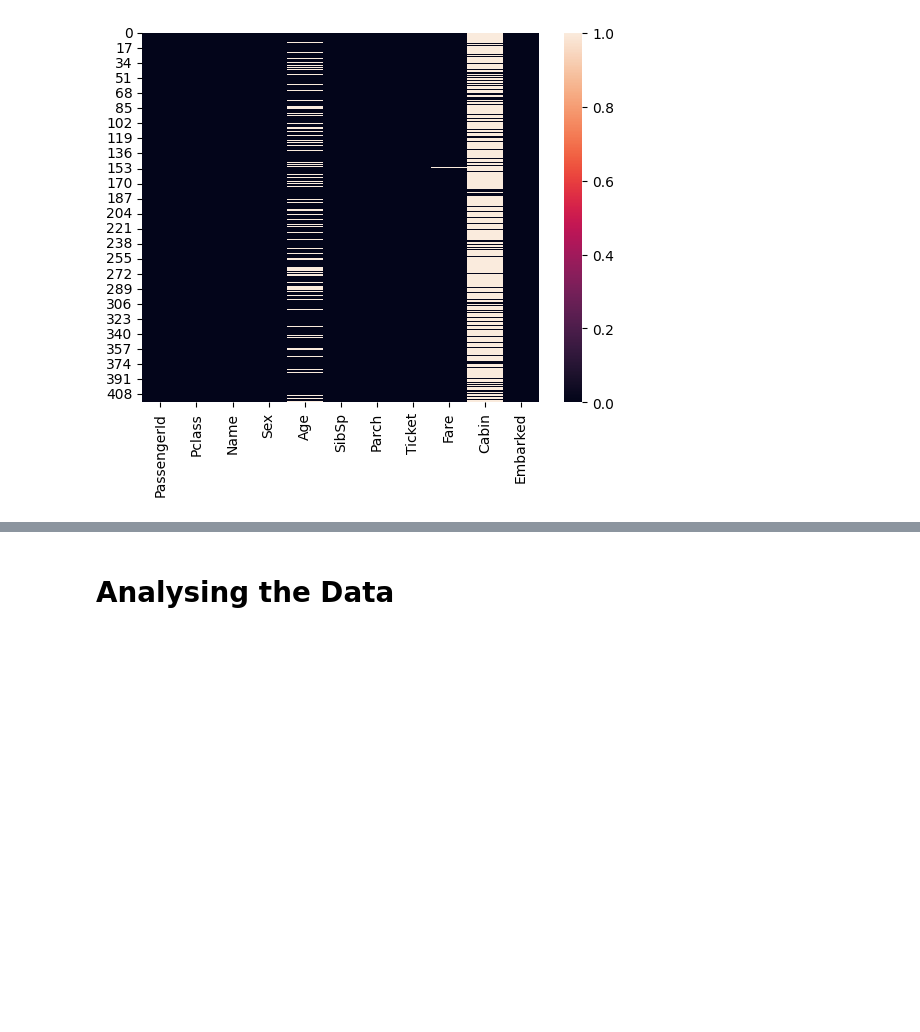
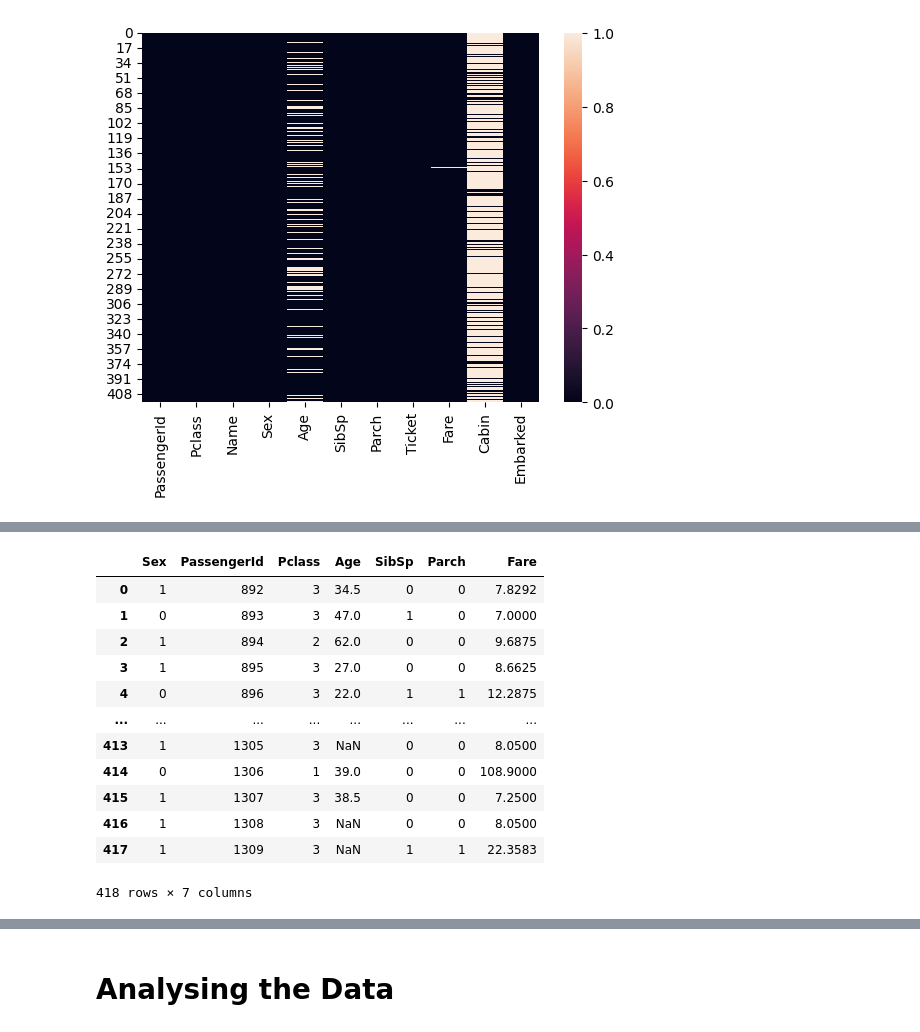
Before and after one commit to nightitachi/Block-Notes, a Jupyter notebook: Titanic11.ipynb, the cells around one changed output, grey strips where cells are left out. Cells and saved outputs as stored; diff of their text form; code cells hidden in the pictures; blank space fills up the shorter version.

```diff
--- a/Titanic11.ipynb
+++ b/Titanic11.ipynb
@@ -224,0 +270,24 @@ sns.heatmap(test.isnull())
+# %%
+la = LabelEncoder()
+obj = test.select_dtypes(include='object')
+non_obj = test.select_dtypes(exclude='object')
+for i in range(0, obj.shape[1]):
+    obj.iloc[:, i] = la.fit_transform(obj.iloc[:, i])
+obj
+obj = obj.astype('int')
+data = pd.concat([obj,non_obj] , axis = 1)
+data
+# %% [output]
+|  | Sex | PassengerId | Pclass | Age | SibSp | Parch | Fare |
+| 0 | 1 | 892 | 3 | 34.5 | 0 | 0 | 7.8292 |
+| 1 | 0 | 893 | 3 | 47.0 | 1 | 0 | 7.0000 |
+| 2 | 1 | 894 | 2 | 62.0 | 0 | 0 | 9.6875 |
+| 3 | 1 | 895 | 3 | 27.0 | 0 | 0 | 8.6625 |
+| 4 | 0 | 896 | 3 | 22.0 | 1 | 1 | 12.2875 |
+| ... | ... | ... | ... | ... | ... | ... | ... |
+| 413 | 1 | 1305 | 3 | NaN | 0 | 0 | 8.0500 |
+| 414 | 0 | 1306 | 1 | 39.0 | 0 | 0 | 108.9000 |
+| 415 | 1 | 1307 | 3 | 38.5 | 0 | 0 | 7.2500 |
+| 416 | 1 | 1308 | 3 | NaN | 0 | 0 | 8.0500 |
+| 417 | 1 | 1309 | 3 | NaN | 1 | 1 | 22.3583 |
+418 rows × 7 columns
```
Also changed, not shown: parts of 31 cells of this notebook.
